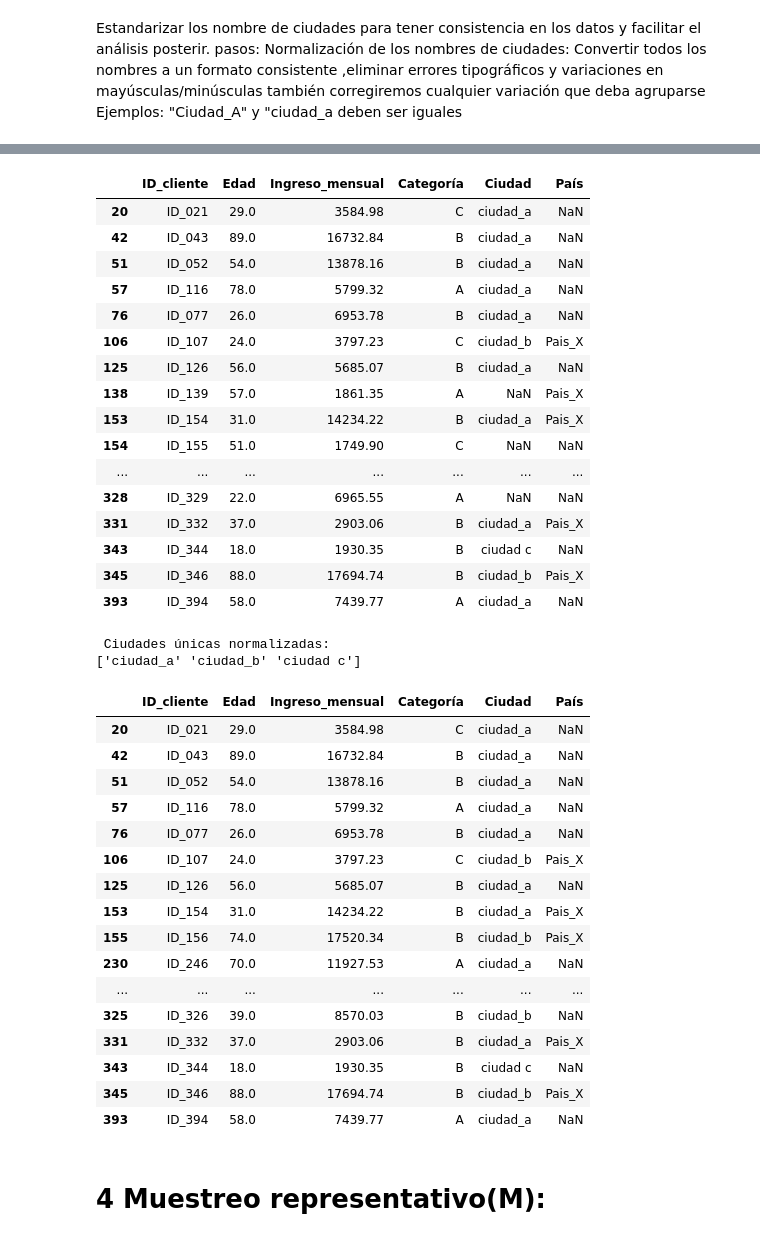
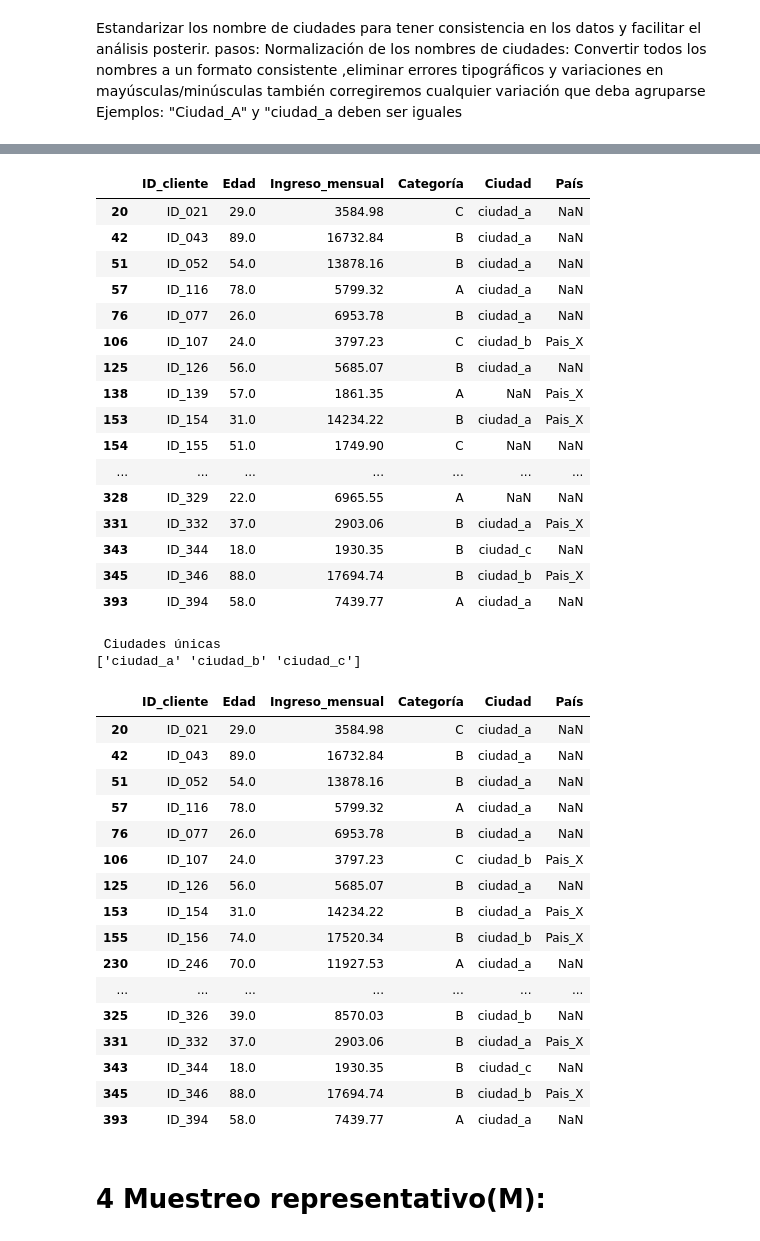
Before and after one commit to SergioCutiva/Curso_ia, a Jupyter notebook: Conceptos_Previos/Mision1/campistas_ASUM_DM.ipynb, the cells around one changed output, grey strips where cells are left out. Saved outputs shown, nothing was run; the diff lists cells and outputs as text; code cells hidden in the pictures.

```diff
--- a/Conceptos_Previos/campistas_ASUM_DM.ipynb
+++ b/Conceptos_Previos/Mision1/campistas_ASUM_DM.ipynb
@@ -175,8 +176,10 @@ See the caveats in the documentation: https://pandas.pydata.org/pandas-docs/stab
 | 452 | ID_453 | 84.0 | 6281.84 | VIP | Ciudad123 | Pais_Y |
 | 479 | ID_480 | 71.0 | 4729.79 | NaN | NaN | NaN |
 # %%
-# Cambiar en categorias a por A, b por B y c por C
-df_filtrado['Categoría'] = df_filtrado['Categoría'].replace({'a': 'A', 'b': 'B', 'c': 'C'})
+# cambiar en categorias a por A, b por B y c por C
+df_filtrado['Categoría']=df_filtrado['Categoría'].replace('a','A')
+df_filtrado['Categoría']=df_filtrado['Categoría'].replace('b','B')
+df_filtrado['Categoría']=df_filtrado['Categoría'].replace('c','C')
 df_filtrado
 # %% [output]
 A value is trying to be set on a copy of a slice from a DataFrame.
@@ -272,0 +259,4 @@ Name: count, dtype: int64
+# %%
+#Eliminar duplicados
+df_filtrado=df_filtrado.drop_duplicates(subset=['ID_cliente'])
+df_filtrado
@@ -279,14 +320,13 @@ Normalización de los nombres de ciudades: Convertir todos los nombres a un form
 Ejemplos:
 "Ciudad_A" y "ciudad_a deben ser iguales
 # %%
-# Normalizacion de los nombres de las ciudades
-# convertir todas las ciudades en mayúsculas y eliminar espacios extras
-#df_filtrado['Ciudad'] = df_filtrado['Ciudad'].str.upper().str.strip()
-#df_filtrado
-
-# Convertir tpdas las ciudades en minusculas y eliminar espacios extras
-df_filtrado['Ciudad'] = df_filtrado['Ciudad'].str.lower().str.strip()
+# 1 Normalización de los nombres de ciudades
+# convertir todas las ciudades en mmayúsculas y eliminar espacios extras
+df_filtrado['Ciudad']=df_filtrado['Ciudad'].str.upper().str.strip()
 df_filtrado
+# convertir todas las ciudades en minúsculas y eliminar espacios extras
+df_filtrado['Ciudad']=df_filtrado['Ciudad'].str.lower().str.strip()
+df_filtrado
 # %% [output]
 |  | ID_cliente | Edad | Ingreso_mensual | Categoría | Ciudad | País |
 | 20 | ID_021 | 29.0 | 3584.98 | C | ciudad_a | NaN |
@@ -308,43 +348,41 @@ df_filtrado
 # %%
-# Corregir variaciones comunes en el nombre de las ciudades
-df_filtrado['Ciudad'] = df_filtrado['Ciudad'].replace({
-    'ciudad-a': 'ciudad_a',
-    'ciudad123': 'ciudad_a',
-    'ciudad-b': 'ciudad_b',
-    'ciudad-c': 'ciudad_c',
-    'ciudad a': 'ciudad_a',
-
+# corregir variaciones comunes en el nombre de ciudades
+df_filtrado['Ciudad']=df_filtrado['Ciudad'].replace({
+    'ciudad-a':'ciudad_a',
+    'ciudad123':'ciudad_a',
+    'ciudad-b':'ciudad_b',
+    'ciudad-c':'ciudad_c'
 })
 df_filtrado
 # %% [output]
 |  | ID_cliente | Edad | Ingreso_mensual | Categoría | Ciudad | País |
 | 20 | ID_021 | 29.0 | 3584.98 | C | ciudad_a | NaN |
 | 42 | ID_043 | 89.0 | 16732.84 | B | ciudad_a | NaN |
 | 51 | ID_052 | 54.0 | 13878.16 | B | ciudad_a | NaN |
 | 57 | ID_116 | 78.0 | 5799.32 | A | ciudad_a | NaN |
 | 76 | ID_077 | 26.0 | 6953.78 | B | ciudad_a | NaN |
 | 106 | ID_107 | 24.0 | 3797.23 | C | ciudad_b | Pais_X |
 | 125 | ID_126 | 56.0 | 5685.07 | B | ciudad_a | NaN |
 | 138 | ID_139 | 57.0 | 1861.35 | A | NaN | Pais_X |
 | 153 | ID_154 | 31.0 | 14234.22 | B | ciudad_a | Pais_X |
 | 154 | ID_155 | 51.0 | 1749.90 | C | NaN | NaN |
 | ... | ... | ... | ... | ... | ... | ... |
 | 328 | ID_329 | 22.0 | 6965.55 | A | NaN | NaN |
 | 331 | ID_332 | 37.0 | 2903.06 | B | ciudad_a | Pais_X |
-| 343 | ID_344 | 18.0 | 1930.35 | B | ciudad c | NaN |
+| 343 | ID_344 | 18.0 | 1930.35 | B | ciudad_c | NaN |
 | 345 | ID_346 | 88.0 | 17694.74 | B | ciudad_b | Pais_X |
 | 393 | ID_394 | 58.0 | 7439.77 | A | ciudad_a | NaN |
 # %%
-# verificar la lista de ciudades unicas despues de la normalizacion
-ciudades_unicas_normalizadas = df_filtrado['Ciudad'].dropna().unique()
-print("\n Ciudades únicas normalizadas:")
-print(ciudades_unicas_normalizadas)
+# verificar la lista de ciudades únicas después de la normalización
+ciudades_unicas=df_filtrado['Ciudad'].dropna().unique()
+print("\n Ciudades únicas")
+print(ciudades_unicas)
 # %% [output]
- Ciudades únicas normalizadas:
-['ciudad_a' 'ciudad_b' 'ciudad c']
+ Ciudades únicas
+['ciudad_a' 'ciudad_b' 'ciudad_c']
 # %%
 # Eliminar ciudad con valores NaN
-df_filtrado = df_filtrado.dropna(subset=['Ciudad'])
+df_filtrado=df_filtrado.dropna(subset=['Ciudad'])
 df_filtrado
 # %% [output]
 |  | ID_cliente | Edad | Ingreso_mensual | Categoría | Ciudad | País |
@@ -361,7 +399,7 @@ df_filtrado
 | ... | ... | ... | ... | ... | ... | ... |
 | 325 | ID_326 | 39.0 | 8570.03 | B | ciudad_b | NaN |
 | 331 | ID_332 | 37.0 | 2903.06 | B | ciudad_a | Pais_X |
-| 343 | ID_344 | 18.0 | 1930.35 | B | ciudad c | NaN |
+| 343 | ID_344 | 18.0 | 1930.35 | B | ciudad_c | NaN |
 | 345 | ID_346 | 88.0 | 17694.74 | B | ciudad_b | Pais_X |
 | 393 | ID_394 | 58.0 | 7439.77 | A | ciudad_a | NaN |
 # %% [markdown]
```
Also changed, not shown: parts of 20 cells of this notebook, 1 other file.
